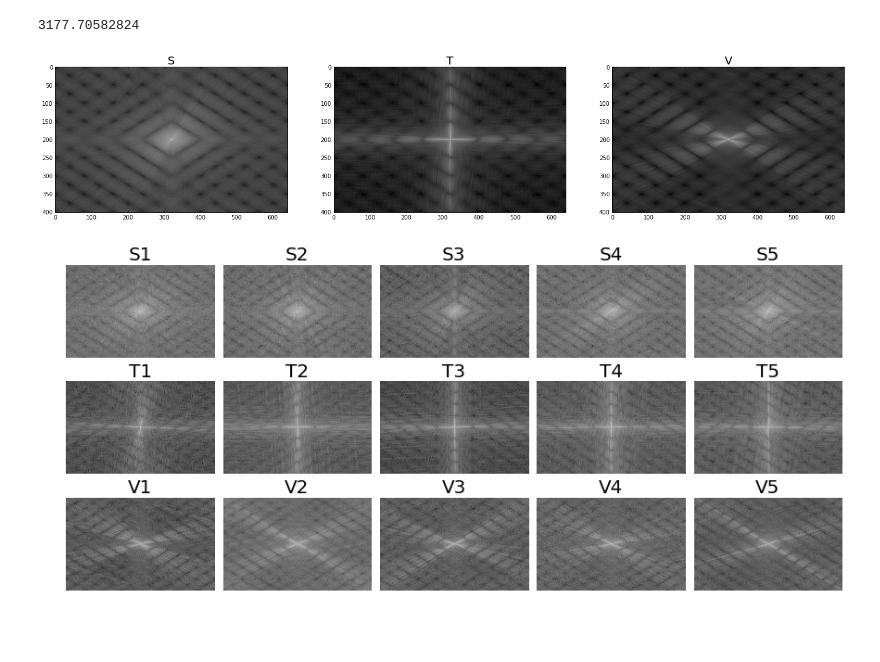
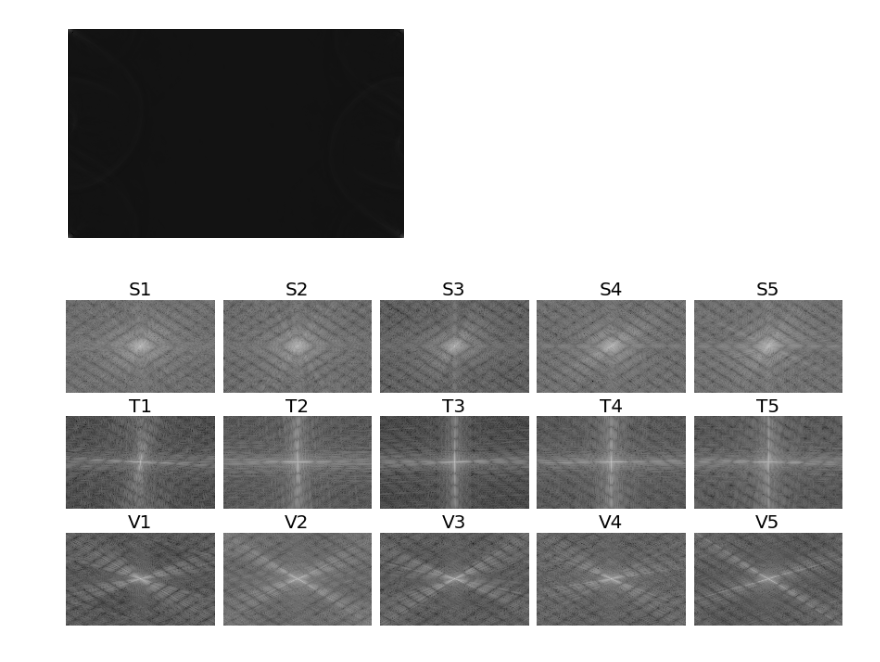
Before and after one commit to marksirvine/letter-recognition, a Jupyter notebook: mi14829.ipynb, the cells around one changed output. Drawn from its saved outputs; the diff is of its cells as text; code cells hidden in the pictures.

```diff
--- a/mi14829.ipynb
+++ b/mi14829.ipynb
@@ -97,14 +97,13 @@ def printImg(img):
     ax2  = fig2.add_subplot( 111 )
     ax2.axis('off')
 #  io.
-    ax2.imshow( np.array(w,dtype=int), cmap='blue' )
+    ax2.imshow( np.array(w,dtype=int), cmap='gray' )
     return
 # %%
 printAllSumLetters()
-#printImg(fftLetters("S"))
+printImg(fftLetter("S"))
 # %% [output]
-3177.70582824
-[figure, old version]
+[figure, new version]
 # %%
 fig = plt.figure(figsize=(15,9))
 printAllLetters(fig)
```
Also changed, not shown: parts of 12 cells of this notebook, 5 other files.
